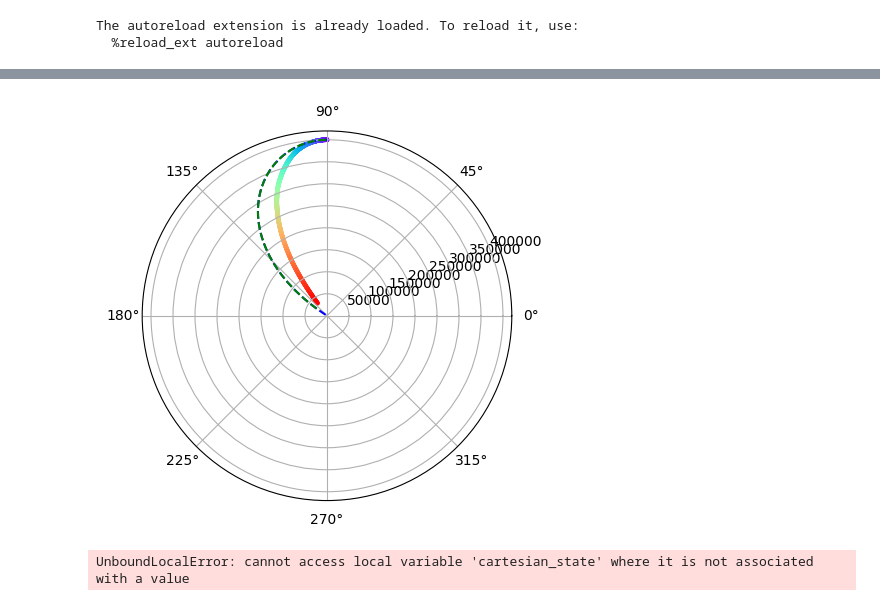
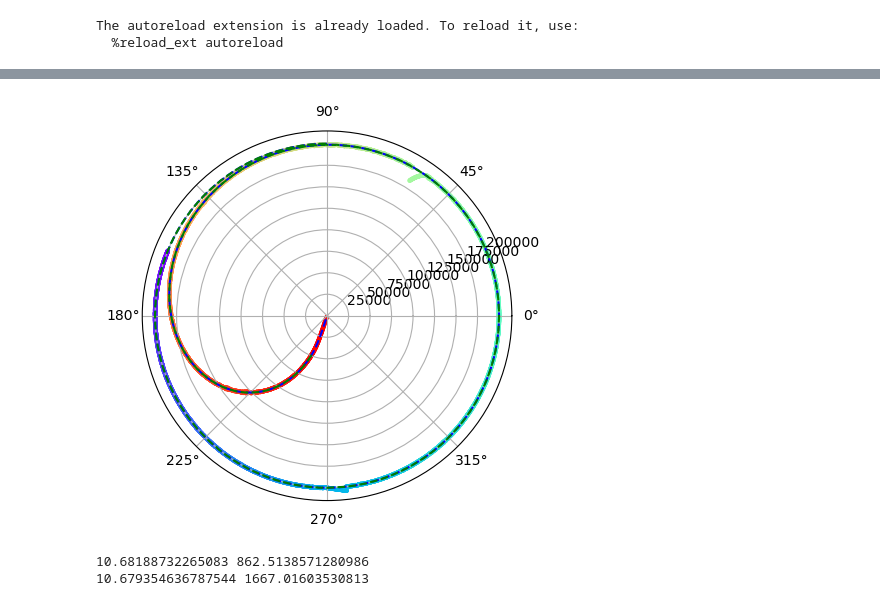
Before and after one commit to Tiangong-PMSC-Group/Satellite-Project, a Jupyter notebook: main_tests.ipynb, the cells around one changed output, grey strips where cells are left out. Drawn from its saved outputs; the diff is of its cells as text; code cells hidden in the pictures.

```diff
--- a/main_tests.ipynb
+++ b/main_tests.ipynb
@@ -81,7 +96,7 @@ Q = np.array([
 
 tianhe = ExtendedKalmanFilter(mean_0, cov_0, earth, observation_noise=observation_noise, process_noise=Q)
 # %%
-n = 10000000
-simulation = tiagong.simulate(10000000)
+n = 100000
+simulation = tiagong.simulate(n)
 
 sim_lenght = len(simulation.y[0])
@@ -142,23 +129,39 @@ radar_states_satellite_cord = [m]
 # %%
+revolution = 0
+loop = False
 for i in range(int(sim_lenght)):
 
     if i < sim_lenght:
         current_state_satellite_cord = tiagong.get_position_at_t(i)
         current_state_earth_cord = utilities.spherical_to_spherical(current_state_satellite_cord)
+        #current_state_earth_cord = current_state_satellite_cord
         noise_states_earth_cord = BACC.try_detect_satellite(current_state_earth_cord, i)
-        #print(len(noise_states_earth_cord))
 
-        print(len(noise_states_earth_cord))
         if len(noise_states_earth_cord) > 0:
             #print("Enter")
             flag = 0
             for state_earth_cord in noise_states_earth_cord:
-                #print("Update0")
-                state_satellite_cord = utilities.spherical_to_spherical(state_earth_cord.pos)
-                new_state_satellite_cord = tianhe.update(state_satellite_cord[:2])
+                #state_satellite_cord = np.array([0,0,0])
+                state_satellite_cord = utilities.earth_to_orbit(state_earth_cord.pos)
+
+                #tracks the number of times the satellite has passed the radian axis and adjusts angle accordingly
+                #essentially the radars being like you passed me twice here have 2 lots of 2pi
+                if state_satellite_cord[1] < np.pi/4:
+                    state_satellite_cord[1] += 2*np.pi*(revolution + 1)
+                    loop = True
+                elif loop == True and state_satellite_cord[1] >= np.pi/4:
+                    revolution += 1
+                    state_satellite_cord[1] += 2*np.pi*revolution
+                    loop = False
+                else:
+                    state_satellite_cord[1] += 2*np.pi*revolution
+                #state_satellite_cord = state_earth_cord.pos
+
+                new_state_satellite_cord = tianhe.update(state_satellite_cord)
 
                 if flag == 0:
-                    radar_states_satellite_cord += state_satellite_cord[:2],
+                    #print(state_satellite_cord)
+                    radar_states_satellite_cord += state_satellite_cord,
                     flag = 1
 
     forecast = tianhe.forecast()
@@ -218,35 +205,22 @@ R3 = R3 - 6378136.6
 # %%
 import numpy as np
 import matplotlib.pyplot as plt
 import mpl_toolkits.mplot3d.axes3d as axes3d
 
 
 fig, ax = plt.subplots(subplot_kw={'projection': 'polar'})
-
-colors = plt.cm.rainbow(np.linspace(0, 1, len(R2)))
+D = len(R2)
+O = 1000
+colors = plt.cm.rainbow(np.linspace(0, 1, len(R2[O:D])))
 
 ax.plot(rad, R, c='b', linestyle="dashed")
-ax.scatter(rad2, R2, c=colors, s=5)
+ax.scatter(rad2[O:D], R2[O:D], c=colors, s=5)
 ax.plot(rad3, R3, c='g', linestyle="dashed")
 
 plt.show()
+print(rad[-1], R[-1])
+print(rad2[-1], R2[-1])
 # %% [output]
-[figure, old version]
+[figure, new version]
+10.68188732265083 862.5138571280986
+10.679354636787544 1667.01603530813
-# %%
-
-J = config['satellite']['initial_conditions']['azimuthal_angle']
-NFK = []
-for i in range(len(radar_states_satellite_cord))[1:]:
-    NFK.append(np.array([radar_states_satellite_cord[i][0],radar_states_satellite_cord[i][1], J]))
-x, z, y = utilities.earth_to_xyz_bulk(np.array(NFK).T)
-
-
-R = simulation.y[0][:]
-rad = simulation.y[2][:]
-J = config['satellite']['initial_conditions']['azimuthal_angle']
-NFK2 = []
-for i in range(len(R)):
-    NFK2.append(np.array([R[i],rad[i], J]))
-x2, z2, y2 = utilities.earth_to_xyz_bulk(np.array(NFK2).T)
-# %% [output]
-UnboundLocalError: cannot access local variable 'cartesian_state' where it is not associated with a value
```
Also changed, not shown: parts of 33 cells of this notebook.
